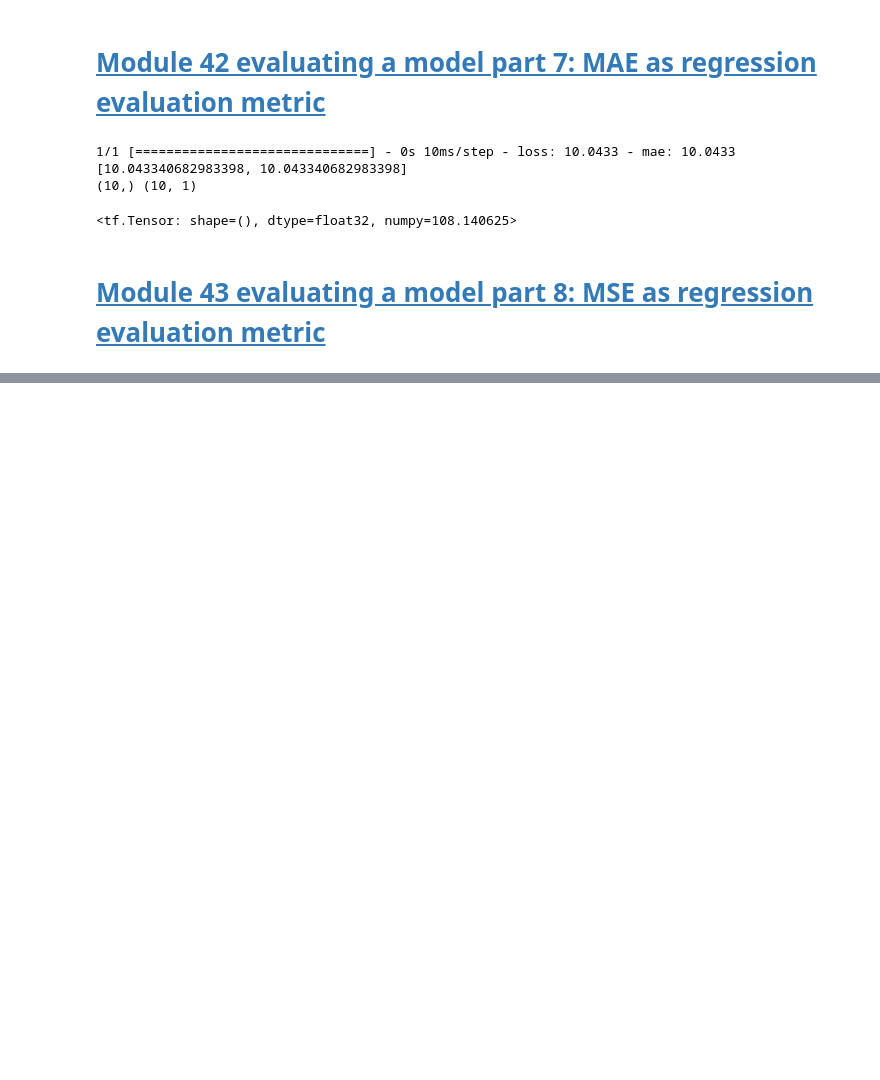
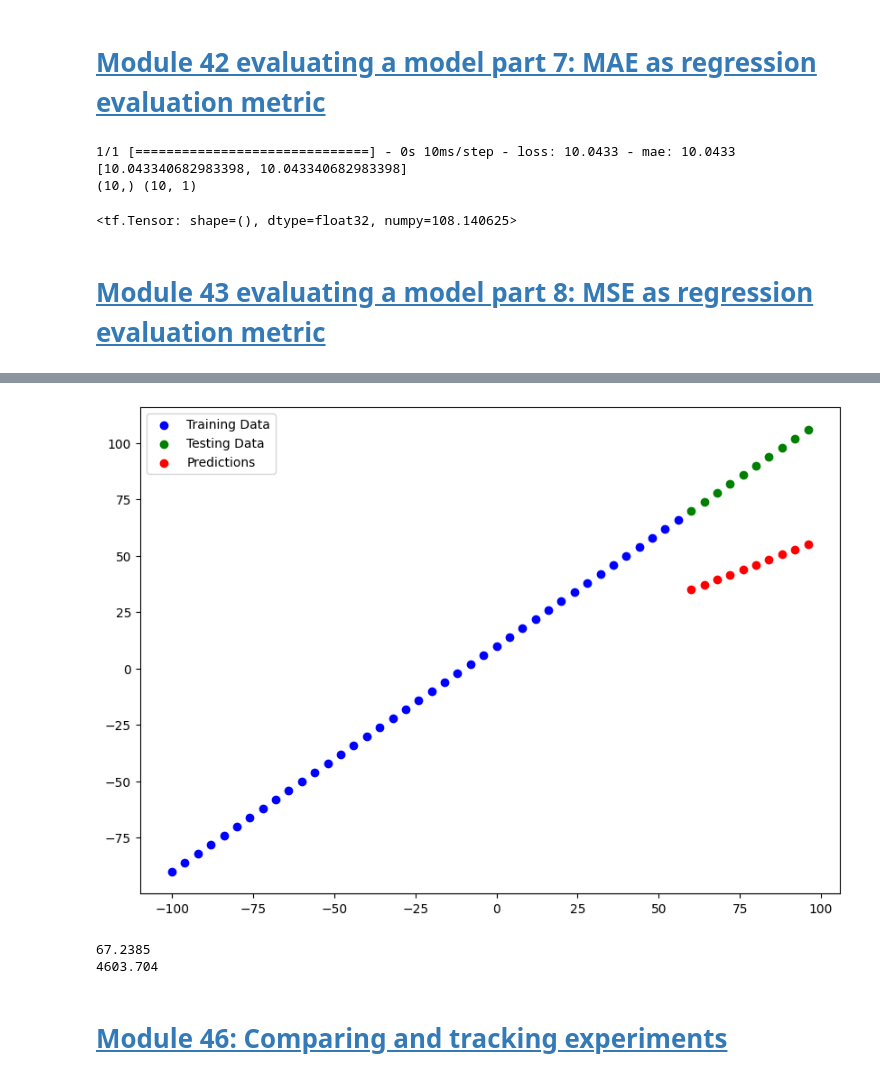
Before and after one commit to nripstein/Tensorflow-Tutorial, a Jupyter notebook: neural-network-regression.ipynb, the cells around one changed output, grey strips where cells are left out. Drawn from its saved outputs; the diff is of its cells as text; code cells hidden in the pictures; blank space fills up the shorter version.

```diff
--- a/neural-network-regression.ipynb
+++ b/neural-network-regression.ipynb
@@ -377,0 +480,10 @@ tf.Tensor(108.140625, shape=(), dtype=float32)
+# %%
+y_pred3 = model3.predict(X_test)
+plot_predictions(X_train, y_train, X_test, y_test, y_pred2)
+
+# evaluation metrics
+mae_3 = mae(y_test, y_pred3)
+mse_3 = mse(y_test, y_pred3)
+print(mae_3)
+print(mse_3)
+# %% [output]
@@ -377,0 +491,5 @@ tf.Tensor(108.140625, shape=(), dtype=float32)
+[figure, added]
+67.2385
+4603.704
+# %% [markdown]
+# [Module 46: Comparing and tracking experiments](https://youtu.be/tpCFfeUEGs8?t=24709)
```
Also changed, not shown: parts of 18 cells of this notebook, 5 other files.
